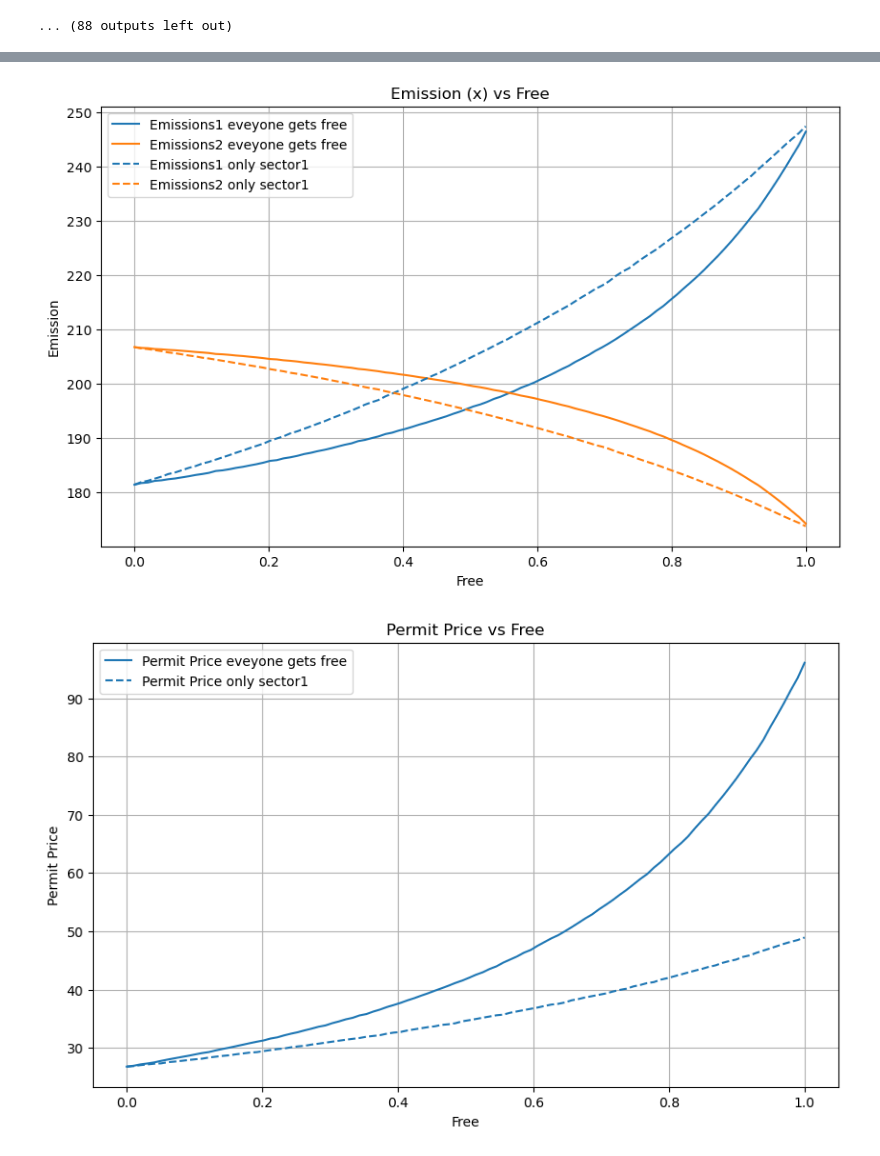
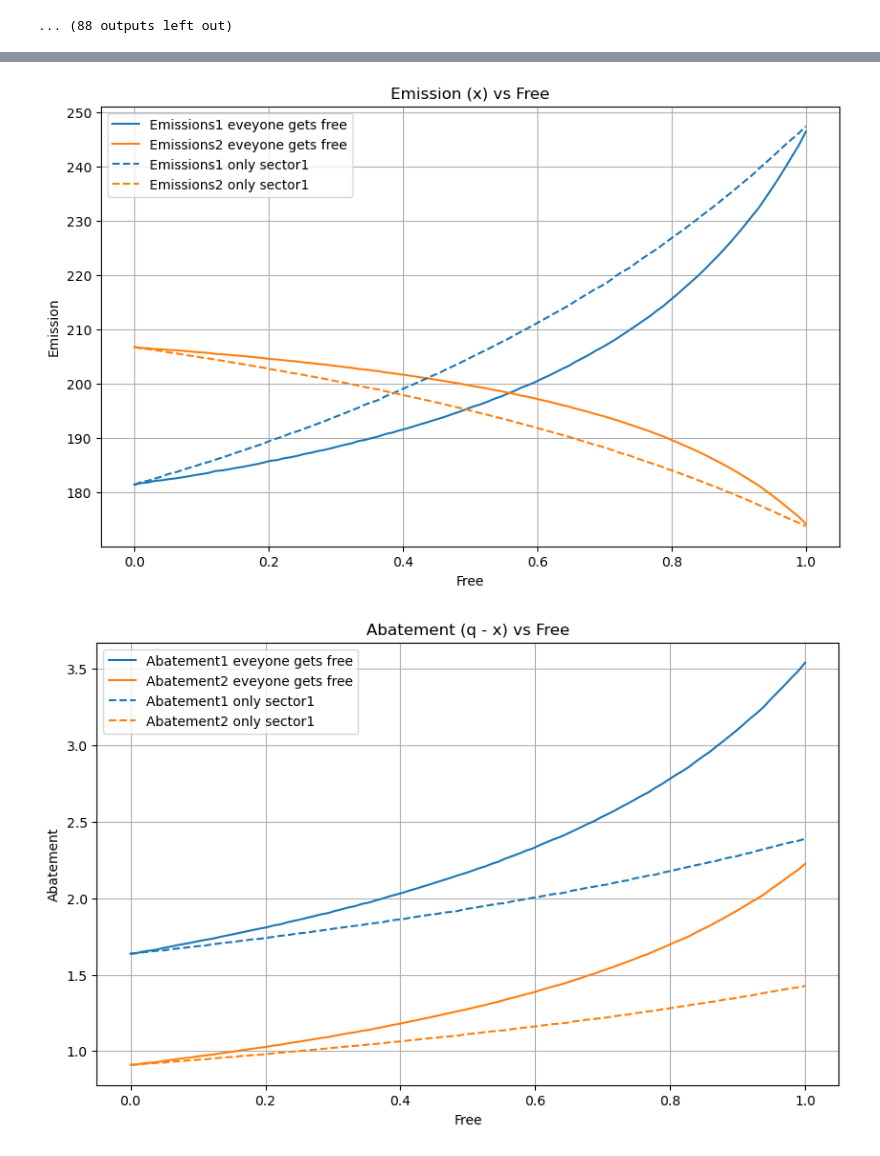
Before and after one commit to kwpap/Diplomatiki_kwpap_step_1, a Jupyter notebook: 2024 Project v2/notebook/25_sympy_exp9_9firms_all_get_half_free.ipynb, the cells around one changed output, grey strips where cells are left out. Cells and saved outputs as stored; diff of their text form; code cells hidden in the pictures.

```diff
--- a/2024 Project v2/notebook/25_sympy_exp9_9firms_all_get_half_free.ipynb
+++ b/2024 Project v2/notebook/25_sympy_exp9_9firms_all_get_half_free.ipynb
@@ -159,35 +159,48 @@ plot_metric('outputs', 'Output', 'Output (q) vs Free')
 
 # Plot emissions
 plot_metric('emissions', 'Emission', 'Emission (x) vs Free')
+
+# Plot the deference output - emission to illustrate the abatement
+plt.figure(figsize=(10, 6))
+plt.plot(frees, np.array(results[True]['outputs1']) - np.array(results[True]['emissions1']), label='Abatement1 eveyone gets free', color=colors['trades1'])
+plt.plot(frees, np.array(results[True]['outputs2']) - np.array(results[True]['emissions2']), label='Abatement2 eveyone gets free', color=colors['trades2'])
+plt.plot(frees, np.array(results[False]['outputs1']) - np.array(results[False]['emissions1']), label='Abatement1 only sector1', color=colors['trades1'], linestyle='--')
+plt.plot(frees, np.array(results[False]['outputs2']) - np.array(results[False]['emissions2']), label='Abatement2 only sector1', color=colors['trades2'], linestyle='--')
+plt.xlabel('Free')
+plt.ylabel('Abatement')
+plt.title('Abatement (q - x) vs Free')
+plt.legend()
+plt.grid()
+plt.show()
 
 # Plot permit prices
 plt.figure(figsize=(10, 6))
 plt.plot(frees, results[True]['permit_price'], label=f'Permit Price eveyone gets free', color=colors['trades1'])
 plt.plot(frees, results[False]['permit_price'], label=f'Permit Price only sector1', color=colors['trades1'], linestyle='--')
 plt.xlabel('Free')
 plt.ylabel('Permit Price')
 plt.title('Permit Price vs Free')
 plt.legend()
 plt.grid()
 plt.show()
 
 # Plot trades
 plot_metric('trades', 'Trade', 'Money spent on permits vs Free')
 
 # Plot revenues
 plot_metric('revenews', 'Revenue', 'Sales vs Free')
 
 
 
 # Plot profits
 plot_metric('profits', 'Profit', 'Profits vs Free')
 
 # Plot abatements
 plot_metric('abatements', 'Abatement', 'Abatements vs Free')
 
 # Plot permits used
 plot_metric('permits', 'Permits Used', 'Permits Used vs Free')
 # %% [output]
 [figure]
 [figure]
-[figure, old version]
+[figure, new version]
```
Also changed, not shown: parts of 1 cell of this notebook.
